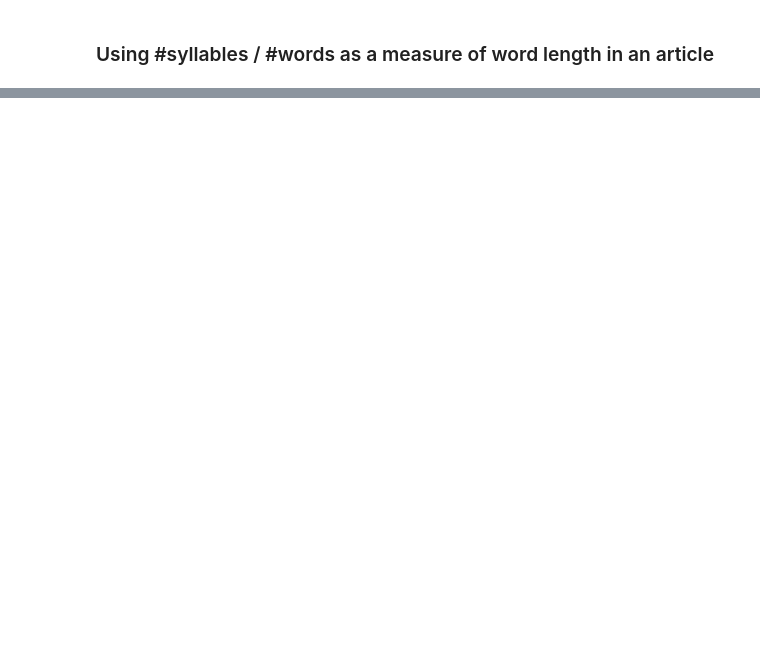
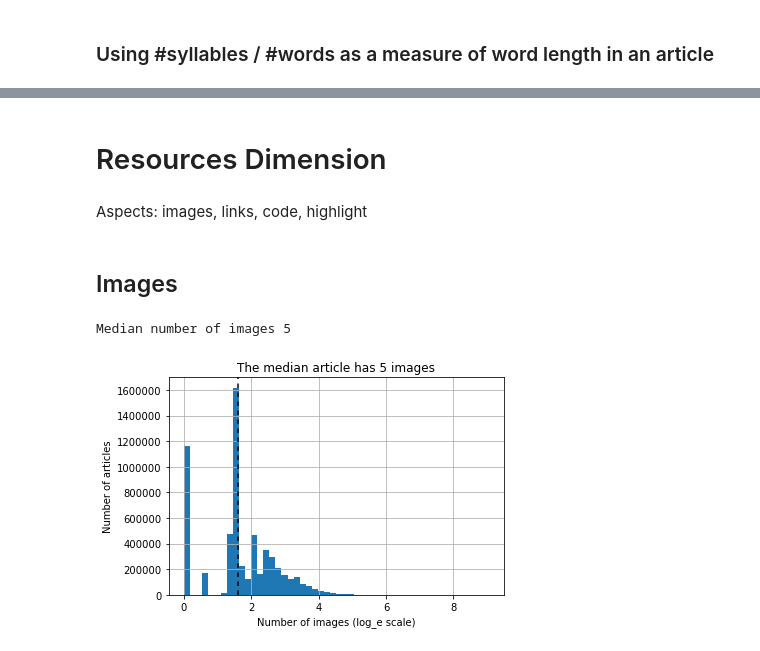
Before and after one commit to leungjch/medium-data-mining, a Jupyter notebook: story_model/analysis/Story_Analysis.ipynb, the cells around one changed output, grey strips where cells are left out. Drawn from its saved outputs; the diff is of its cells as text; code cells hidden in the pictures; blank space fills up the shorter version.

```diff
--- a/story_model/analysis/Story_Analysis.ipynb
+++ b/story_model/analysis/Story_Analysis.ipynb
@@ -201 +224,18 @@ Median of ReadabilitySMOG 2.6602595372658615
 [figure]
+# %% [markdown]
+# Resources Dimension
+# %% [markdown]
+Aspects: images, links, code, highlight
+# %% [markdown]
+## Images
+# %%
+y = np.log1p(df.ImgNum);
+print("Median number of images", round(np.e**y.median()));
+ax = y.hist(bins=50);
+ax.set_title("The median article has " + str(round(np.e**y.median())) + " images");
+ax.set_xlabel("Number of images (log_e scale)");
+ax.set_ylabel("Number of articles");
+ax.axvline(y.median(), c="Black", dashes=[3, 3]);
+# %% [output]
+Median number of images 5
+[figure, added]
```
Also changed, not shown: parts of 36 cells of this notebook, 1 other file.
